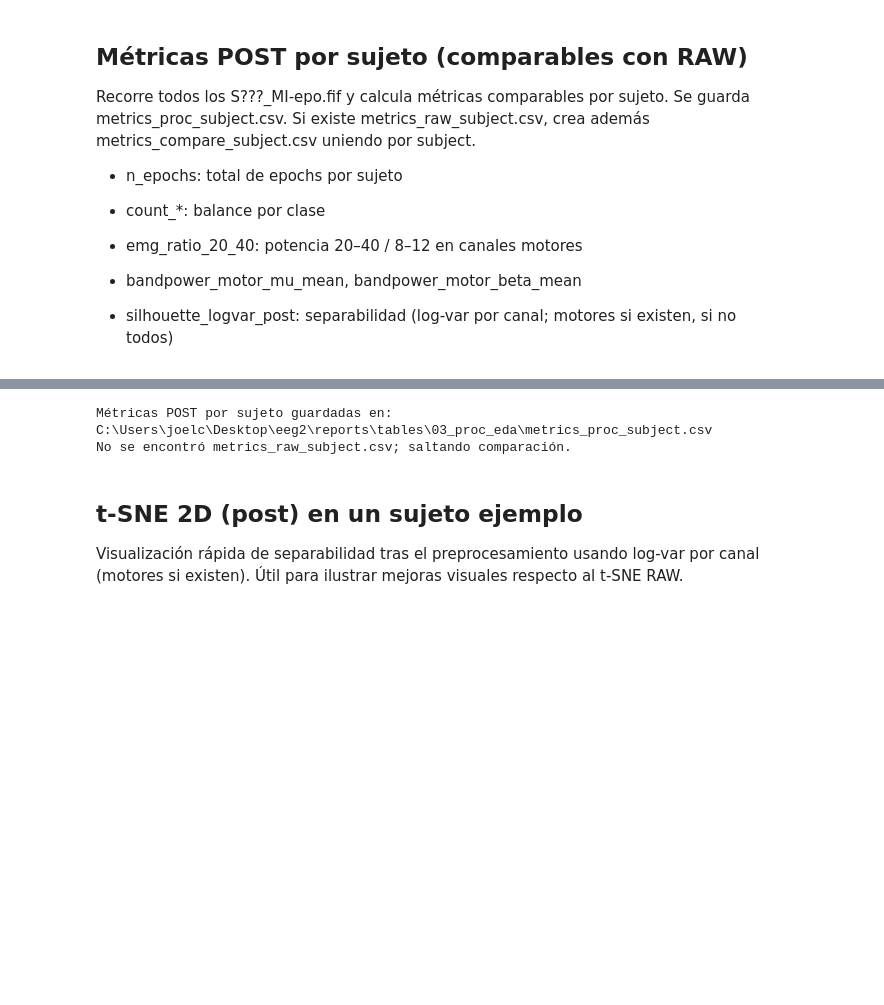
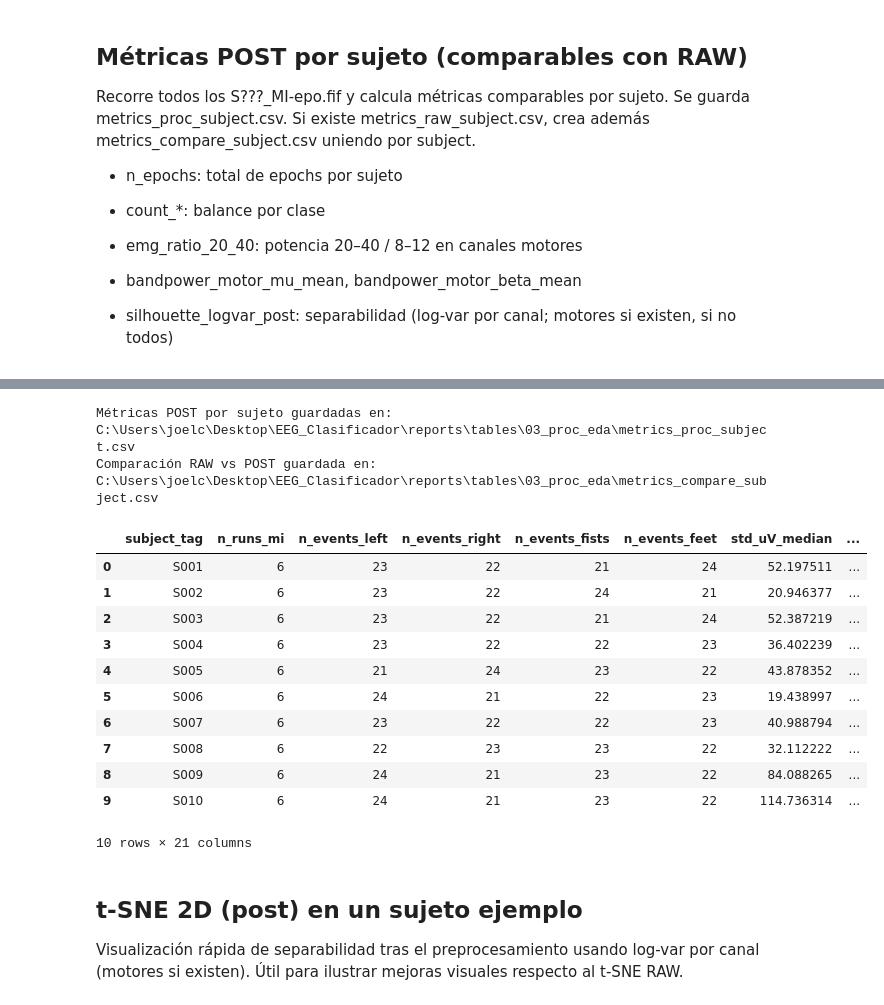
Before and after one commit to JACS002/EEG_Clasificador, a Jupyter notebook: notebooks/03_exploracion_prepro.ipynb, the cells around one changed output, grey strips where cells are left out. Saved outputs shown, nothing was run; the diff lists cells and outputs as text; code cells hidden in the pictures; blank space fills up the shorter version.

```diff
--- a/notebooks/03_exploracion_prepro.ipynb
+++ b/notebooks/03_exploracion_prepro.ipynb
@@ -325,40 +325,92 @@ df_metrics_post.to_csv(out_post, index=False)
 print("Métricas POST por sujeto guardadas en:", out_post)
 
 # Comparación con RAW (si existe)
-raw_metrics_path = PROJ / 'reports' / 'tables' / 'EDA_raw' / 'metrics_raw_subject.csv'
+def _to_subject_tag(x):
+    """Convierte números o etiquetas a formato 'S###' uniforme."""
+    if pd.isna(x):
+        return np.nan
+    s = str(x).strip()
+    # Caso 'S001'
+    m = re.match(r'^[sS](\d{1,3})$', s)
+    if m:
+        return f"S{int(m.group(1)):03d}"
+    # Caso numérico puro (1, 2, 3)
+    if s.isdigit():
+        return f"S{int(s):03d}"
+    # Caso complejo tipo 'S001_R04'
+    m2 = re.match(r'^([sS]\d{1,3})', s)
+    if m2:
+        return f"S{int(m2.group(0)[1:]):03d}"
+    return s  # fallback
+
+raw_metrics_path = PROJ / 'reports' / 'tables' / '01_EDA_raw' / 'metrics_raw_subject.csv'
 if raw_metrics_path.exists():
     df_raw = pd.read_csv(raw_metrics_path)
-    # Elegimos campos comparables/claves
+
+    # Campos comparables del RAW
     keep_raw = [
         'subject',
         'n_runs_mi',
         'n_events_left','n_events_right','n_events_fists','n_events_feet',
         'std_uV_median','p99_uV_median',
         'silhouette_logvar_raw'
     ]
-    df_raw_small = df_raw[keep_raw]
-    # Unimos
-    df_cmp = pd.merge(df_raw_small, df_metrics_post, on='subject', how='inner')
+    # Filtra por columnas existentes (evita KeyError si cambió el CSV)
+    keep_raw = [c for c in keep_raw if c in df_raw.columns]
+    df_raw_small = df_raw[keep_raw].copy()
+
+    # Normaliza ID de sujeto en ambos DataFrames
+    df_raw_small['subject_tag'] = df_raw_small['subject'].apply(_to_subject_tag)
+    df_metrics_post = df_metrics_post.copy()
+    df_metrics_post['subject_tag'] = df_metrics_post['subject'].apply(_to_subject_tag)
+
+    # Merge en 'subject_tag'
+    df_cmp = pd.merge(
+        df_raw_small.drop(columns=['subject']),
+        df_metrics_post.drop(columns=['subject']),
+        on='subject_tag',
+        how='inner',
+        suffixes=('_raw','_post')
+    )
+
+    # Reordena columnas (sujeto primero)
+    first_cols = ['subject_tag']
+    other_cols = [c for c in df_cmp.columns if c not in first_cols]
+    df_cmp = df_cmp[first_cols + other_cols]
+
+    # Exporta
     out_cmp = REPORT_TAB / 'metrics_compare_subject.csv'
     df_cmp.to_csv(out_cmp, index=False)
     print("Comparación RAW vs POST guardada en:", out_cmp)
     display(df_cmp.head(10))
 else:
     print("No se encontró metrics_raw_subject.csv; saltando comparación.")
 # %% [output]
 |  | subject | n_epochs | sfreq | n_channels | emg_ratio_20_40 | bandpower_motor_mu_mean | bandpower_motor_beta_mean | ... |
 | 0 | S001 | 88 | 160.0 | 64 | 1.079012 | 2.110568e-11 | 3.963796e-11 | ... |
 | 1 | S002 | 84 | 160.0 | 64 | 2.434810 | 1.279802e-11 | 3.970998e-11 | ... |
 | 2 | S003 | 83 | 160.0 | 64 | 0.827317 | 2.284165e-11 | 2.863710e-11 | ... |
 | 3 | S004 | 72 | 160.0 | 64 | 3.134331 | 2.041035e-12 | 9.626806e-12 | ... |
 | 4 | S005 | 84 | 160.0 | 64 | 1.795372 | 4.309640e-12 | 1.167829e-11 | ... |
 | 5 | S006 | 82 | 160.0 | 64 | 6.643889 | 3.835438e-12 | 2.999050e-11 | ... |
 | 6 | S007 | 89 | 160.0 | 64 | 0.223512 | 3.872977e-11 | 1.890851e-11 | ... |
 | 7 | S008 | 84 | 160.0 | 64 | 0.625348 | 1.118601e-11 | 1.076513e-11 | ... |
 | 8 | S009 | 2 | 160.0 | 64 | 1.565406 | 3.036160e-11 | 6.790130e-11 | ... |
 | 9 | S010 | 83 | 160.0 | 64 | 0.581785 | 2.930752e-11 | 3.496522e-11 | ... |
-Métricas POST por sujeto guardadas en: C:\Users\joelc\Desktop\eeg2\reports\tables\03_proc_eda\metrics_proc_subject.csv
-No se encontró metrics_raw_subject.csv; saltando comparación.
+Métricas POST por sujeto guardadas en: C:\Users\joelc\Desktop\EEG_Clasificador\reports\tables\03_proc_eda\metrics_proc_subject.csv
+Comparación RAW vs POST guardada en: C:\Users\joelc\Desktop\EEG_Clasificador\reports\tables\03_proc_eda\metrics_compare_subject.csv
+|  | subject_tag | n_runs_mi | n_events_left | n_events_right | n_events_fists | n_events_feet | std_uV_median | ... |
+| 0 | S001 | 6 | 23 | 22 | 21 | 24 | 52.197511 | ... |
+| 1 | S002 | 6 | 23 | 22 | 24 | 21 | 20.946377 | ... |
+| 2 | S003 | 6 | 23 | 22 | 21 | 24 | 52.387219 | ... |
+| 3 | S004 | 6 | 23 | 22 | 22 | 23 | 36.402239 | ... |
+| 4 | S005 | 6 | 21 | 24 | 23 | 22 | 43.878352 | ... |
+| 5 | S006 | 6 | 24 | 21 | 22 | 23 | 19.438997 | ... |
+| 6 | S007 | 6 | 23 | 22 | 22 | 23 | 40.988794 | ... |
+| 7 | S008 | 6 | 22 | 23 | 23 | 22 | 32.112222 | ... |
+| 8 | S009 | 6 | 24 | 21 | 23 | 22 | 84.088265 | ... |
+| 9 | S010 | 6 | 24 | 21 | 23 | 22 | 114.736314 | ... |
+10 rows × 21 columns
 # %% [markdown]
 ## t-SNE 2D (post) en un sujeto ejemplo
 
```
Also changed, not shown: parts of 8 cells of this notebook, 44 other files.
